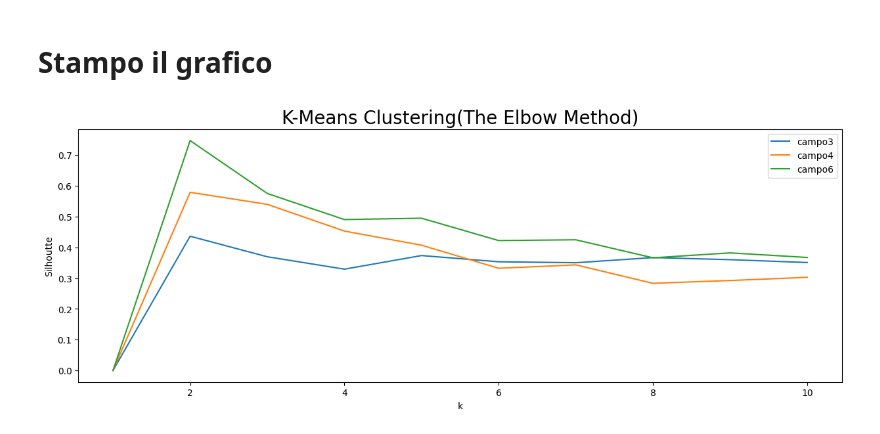
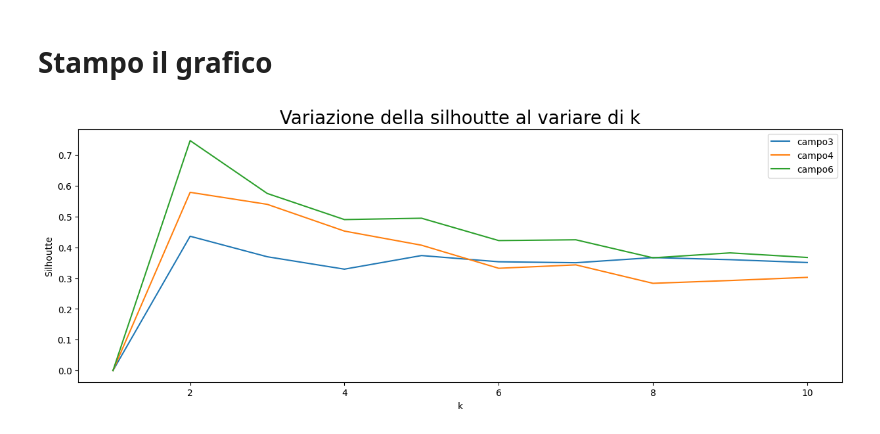
Before and after one commit to Simone-Scalella/BigDataProject, a Jupyter notebook: topk.ipynb, the cells around one changed output. Cells and saved outputs as stored; diff of their text form; code cells hidden in the pictures.

```diff
--- a/topk.ipynb
+++ b/topk.ipynb
@@ -108,12 +108,12 @@ for i in range(2,11):
 # %%
 plt.figure(figsize=(15,5))
 plt.plot(range(1, 11), silhoutte3,label='campo3')
 plt.plot(range(1, 11), silhoutte4,label='campo4')
 plt.plot(range(1, 11), silhoutte6,label='campo6')
-plt.title('K-Means Clustering(The Elbow Method)', fontsize = 20)
+plt.title('Variazione della silhoutte al variare di k', fontsize = 20)
 plt.xlabel('k')
 plt.ylabel('Silhoutte')
 plt.legend()
 plt.show()
 # %% [output]
-[figure, old version]
+[figure, new version]
```
